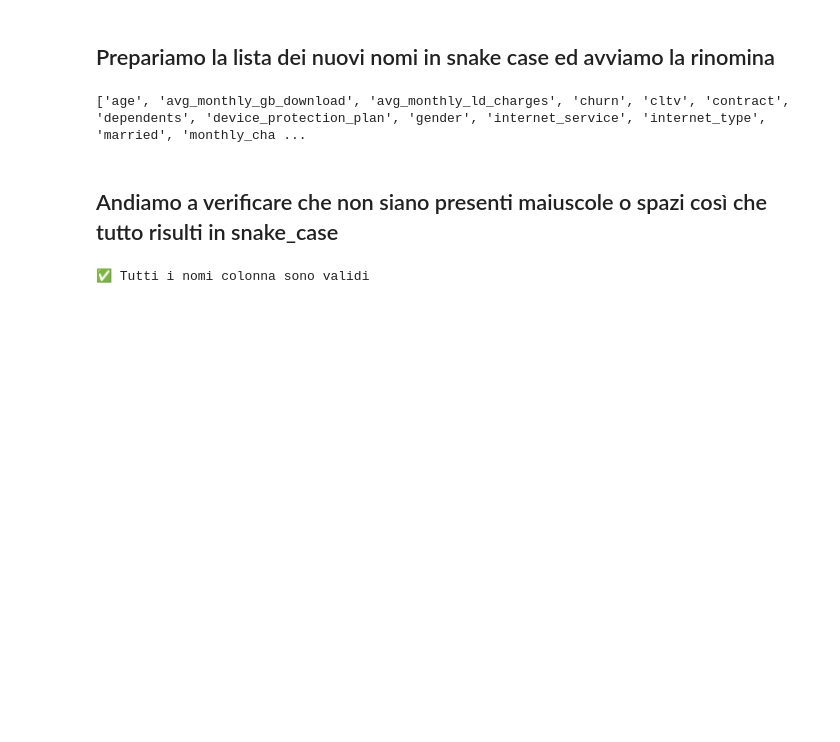
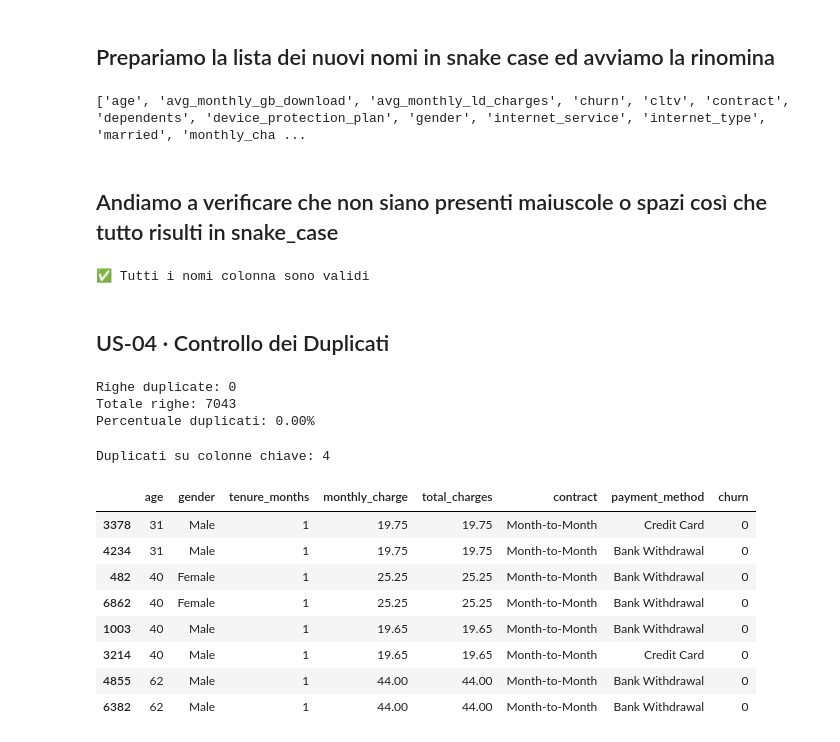
Before and after one commit to antoniohopee/telco-churn-ml, a Jupyter notebook: notebooks/01_preliminary_analysis.ipynb, the cells around one changed output. Cells and saved outputs as stored; diff of their text form; code cells hidden in the pictures; blank space fills up the shorter version.

Commit message:
feat: US-04 controllo duplicati, nessun duplicato trovato

```diff
--- a/notebooks/01_preliminary_analysis.ipynb
+++ b/notebooks/01_preliminary_analysis.ipynb
@@ -336,3 +336,40 @@ assert all(col == col.lower() for col in df.columns), "Trovate maiuscole nei nom
 print("✅ Tutti i nomi colonna sono validi")
 # %% [output]
 ✅ Tutti i nomi colonna sono validi
+# %% [markdown]
+## US-04 · Controllo dei Duplicati
+# %%
+# Conta le righe duplicate — una riga è duplicata se tutti i valori
+# di tutte le colonne sono identici a quelli di un'altra riga
+duplicati = df.duplicated().sum()
+totale = df.shape[0]
+
+print(f"Righe duplicate: {duplicati}")
+print(f"Totale righe: {totale}")
+print(f"Percentuale duplicati: {duplicati / totale * 100:.2f}%")
+# %% [output]
+Righe duplicate: 0
+Totale righe: 7043
+Percentuale duplicati: 0.00%
+# %%
+# Facciamo però un controllo sui duplicati parziali basati sulle colonne chiave del cliente
+colonne_chiave = ['age', 'gender', 'tenure_months', 'monthly_charge', 'total_charges']
+
+duplicati_parziali = df.duplicated(subset=colonne_chiave).sum()
+print(f"Duplicati su colonne chiave: {duplicati_parziali}")
+# %% [output]
+Duplicati su colonne chiave: 4
+# %%
+# Visualizza le righe con profilo identico sulle colonne chiave
+mask = df.duplicated(subset=colonne_chiave, keep=False)
+df[mask][colonne_chiave + ['contract', 'payment_method', 'churn']].sort_values(colonne_chiave)
+# %% [output]
+|  | age | gender | tenure_months | monthly_charge | total_charges | contract | payment_method | churn |
+| 3378 | 31 | Male | 1 | 19.75 | 19.75 | Month-to-Month | Credit Card | 0 |
+| 4234 | 31 | Male | 1 | 19.75 | 19.75 | Month-to-Month | Bank Withdrawal | 0 |
+| 482 | 40 | Female | 1 | 25.25 | 25.25 | Month-to-Month | Bank Withdrawal | 0 |
+| 6862 | 40 | Female | 1 | 25.25 | 25.25 | Month-to-Month | Bank Withdrawal | 0 |
+| 1003 | 40 | Male | 1 | 19.65 | 19.65 | Month-to-Month | Bank Withdrawal | 0 |
+| 3214 | 40 | Male | 1 | 19.65 | 19.65 | Month-to-Month | Credit Card | 0 |
+| 4855 | 62 | Male | 1 | 44.00 | 44.00 | Month-to-Month | Bank Withdrawal | 0 |
+| 6382 | 62 | Male | 1 | 44.00 | 44.00 | Month-to-Month | Bank Withdrawal | 0 |
```
Also changed, not shown: parts of 2 cells of this notebook.
